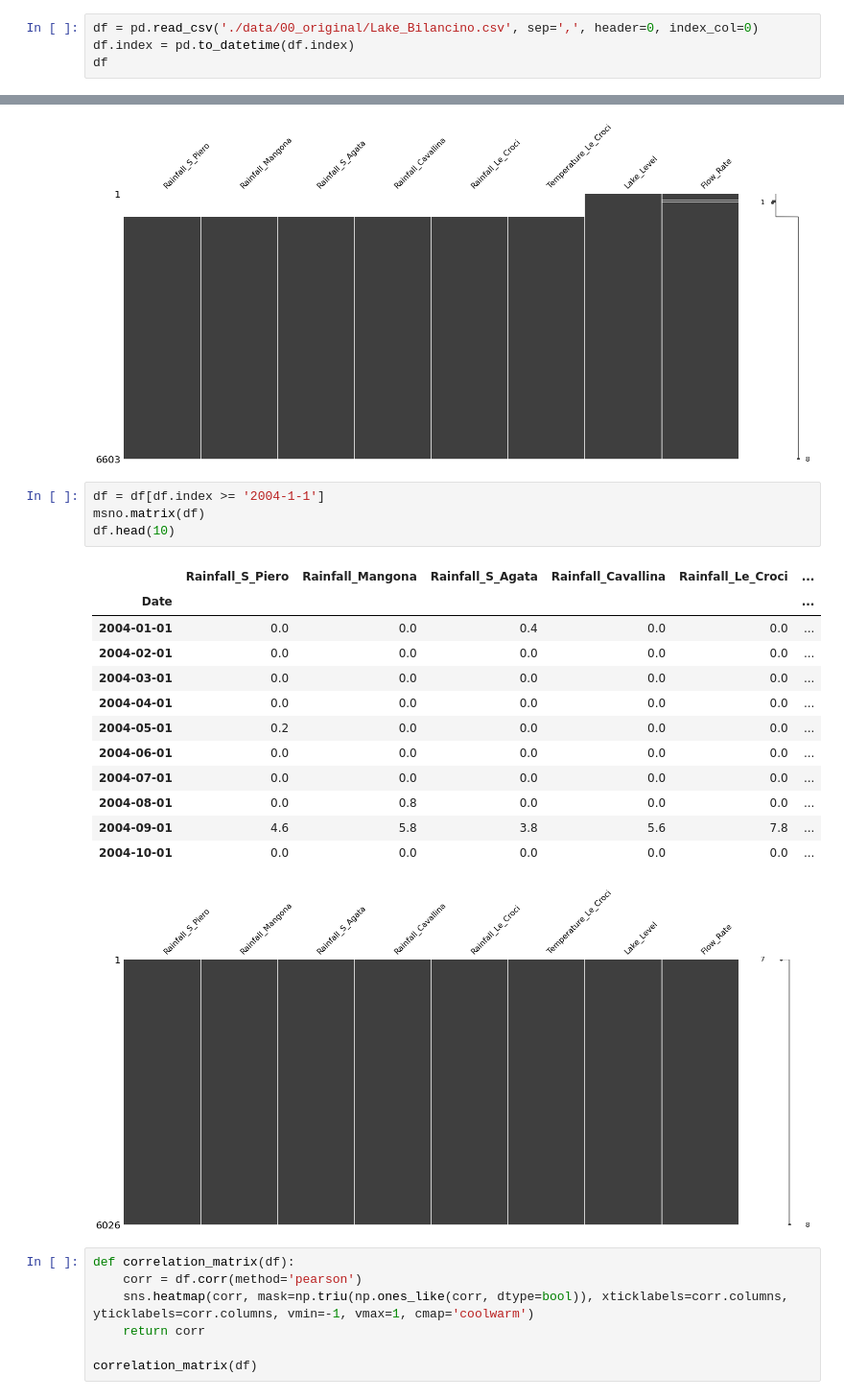
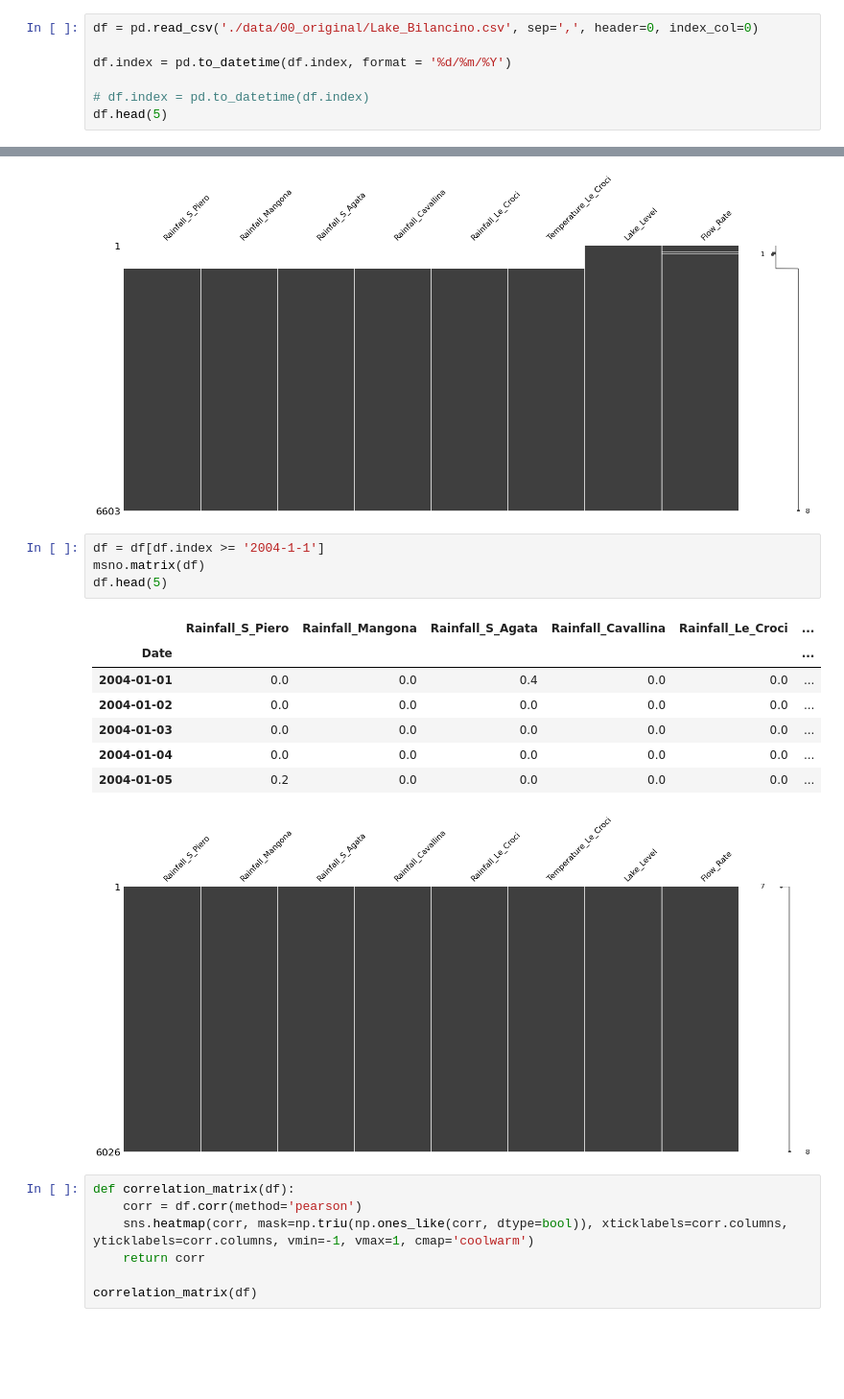
Before and after one commit to KlemenKozelj/master_thesis, a Jupyter notebook: 02_Lake_Bilancino.ipynb, the cells around one changed output, grey strips where cells are left out. Shown at 96% size. Drawn from its saved outputs; the diff is of its cells as text; blank space fills up the shorter version.

```diff
--- a/02_Lake_Bilancino.ipynb
+++ b/02_Lake_Bilancino.ipynb
@@ -10,7 +11,10 @@ from statsmodels.tsa.stattools import adfuller
 # %%
 df = pd.read_csv('./data/00_original/Lake_Bilancino.csv', sep=',', header=0, index_col=0)
-df.index = pd.to_datetime(df.index)
-df
+
+df.index = pd.to_datetime(df.index, format = '%d/%m/%Y')
+
+# df.index = pd.to_datetime(df.index)
+df.head(5)
 # %% [output]
 |  | Rainfall_S_Piero | Rainfall_Mangona | Rainfall_S_Agata | Rainfall_Cavallina | Rainfall_Le_Croci | ... |
 | Date |  |  |  |  |  | ... |
@@ -34,20 +31,15 @@ msno.matrix(df)
 # %%
 df = df[df.index >= '2004-1-1']
 msno.matrix(df)
-df.head(10)
+df.head(5)
 # %% [output]
 |  | Rainfall_S_Piero | Rainfall_Mangona | Rainfall_S_Agata | Rainfall_Cavallina | Rainfall_Le_Croci | ... |
 | Date |  |  |  |  |  | ... |
 | 2004-01-01 | 0.0 | 0.0 | 0.4 | 0.0 | 0.0 | ... |
-| 2004-02-01 | 0.0 | 0.0 | 0.0 | 0.0 | 0.0 | ... |
-| 2004-03-01 | 0.0 | 0.0 | 0.0 | 0.0 | 0.0 | ... |
-| 2004-04-01 | 0.0 | 0.0 | 0.0 | 0.0 | 0.0 | ... |
-| 2004-05-01 | 0.2 | 0.0 | 0.0 | 0.0 | 0.0 | ... |
-| 2004-06-01 | 0.0 | 0.0 | 0.0 | 0.0 | 0.0 | ... |
-| 2004-07-01 | 0.0 | 0.0 | 0.0 | 0.0 | 0.0 | ... |
-| 2004-08-01 | 0.0 | 0.8 | 0.0 | 0.0 | 0.0 | ... |
-| 2004-09-01 | 4.6 | 5.8 | 3.8 | 5.6 | 7.8 | ... |
-| 2004-10-01 | 0.0 | 0.0 | 0.0 | 0.0 | 0.0 | ... |
+| 2004-01-02 | 0.0 | 0.0 | 0.0 | 0.0 | 0.0 | ... |
+| 2004-01-03 | 0.0 | 0.0 | 0.0 | 0.0 | 0.0 | ... |
+| 2004-01-04 | 0.0 | 0.0 | 0.0 | 0.0 | 0.0 | ... |
+| 2004-01-05 | 0.2 | 0.0 | 0.0 | 0.0 | 0.0 | ... |
 [figure]
 # %%
 def correlation_matrix(df):
```
Also changed, not shown: parts of 6 cells of this notebook.
